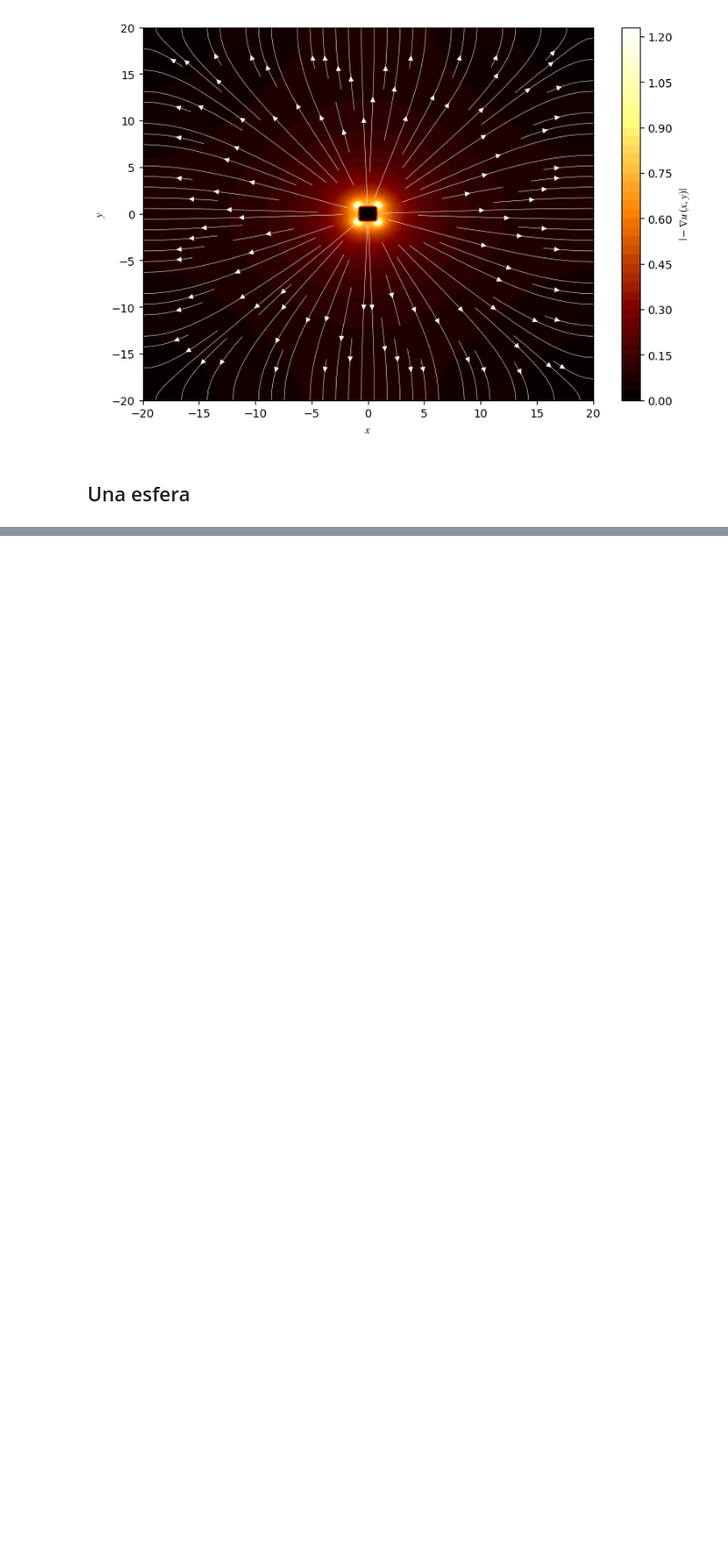
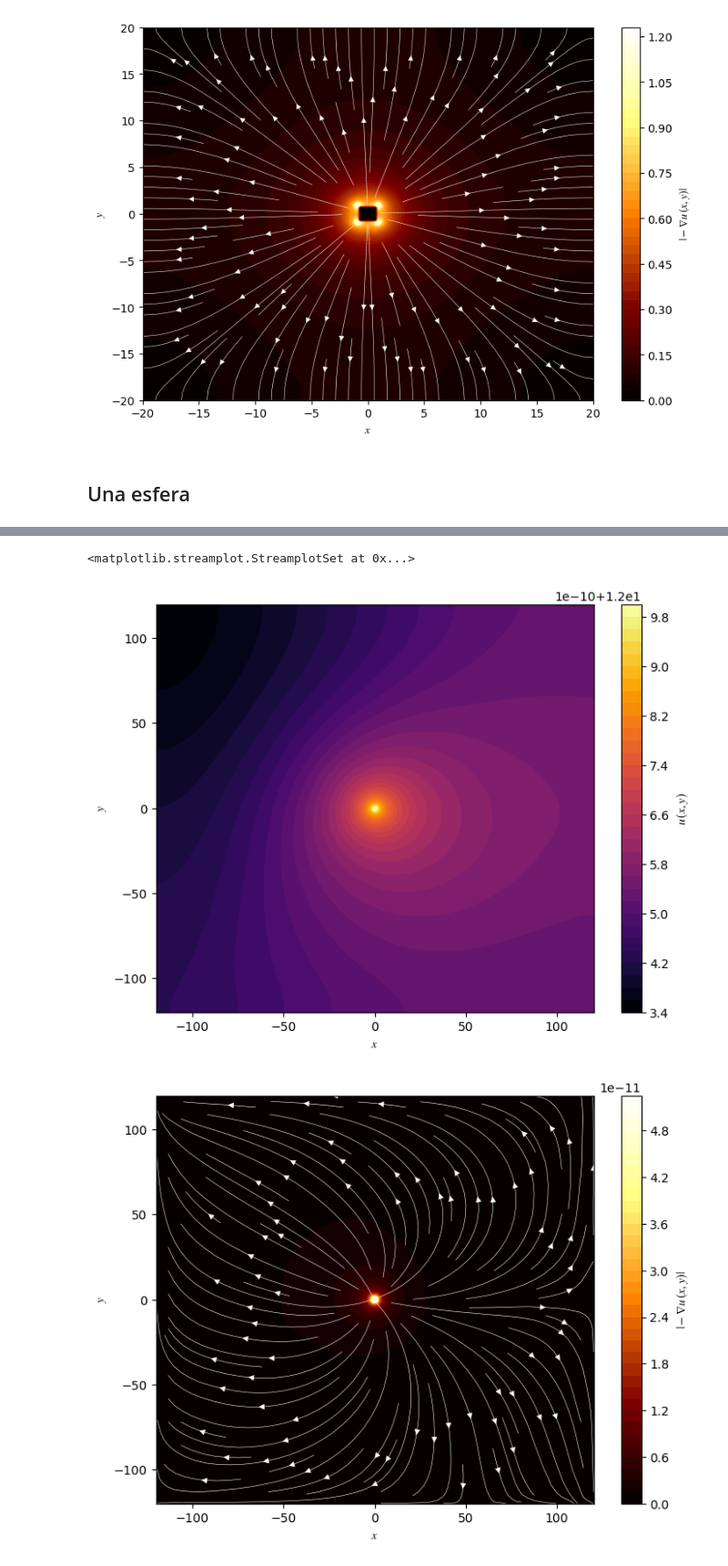
Before and after one commit to epplugins/UTN, a Jupyter notebook: electromagnetismo/em_poisson_solver.ipynb, the cells around one changed output, grey strips where cells are left out. Shown at 91% size. Saved outputs shown, nothing was run; the diff lists cells and outputs as text; code cells hidden in the pictures; blank space fills up the shorter version.

```diff
--- a/electromagnetismo/em_poisson_solver.ipynb
+++ b/electromagnetismo/em_poisson_solver.ipynb
@@ -589,0 +631,13 @@ py.figure(figsize = (4.5,3.5))
+# %%
+# Plot solution
+py.figure(figsize = (8,6))
+my_contourf(x,y,u,r'$u\,(x,y)$')
+
+# Plotting the gradient
+py.figure(figsize = (8,6))
+my_contourf(x,y,v,r'$|-\nabla u\,(x,y)|$','afmhot')
+py.streamplot(x,y,vx,vy,color = 'w',density = 1.2, linewidth = 0.4)
+# %% [output]
+<matplotlib.streamplot.StreamplotSet at 0x...>
+[figure, added]
+[figure, added]
```
Also changed, not shown: parts of 5 cells of this notebook.
